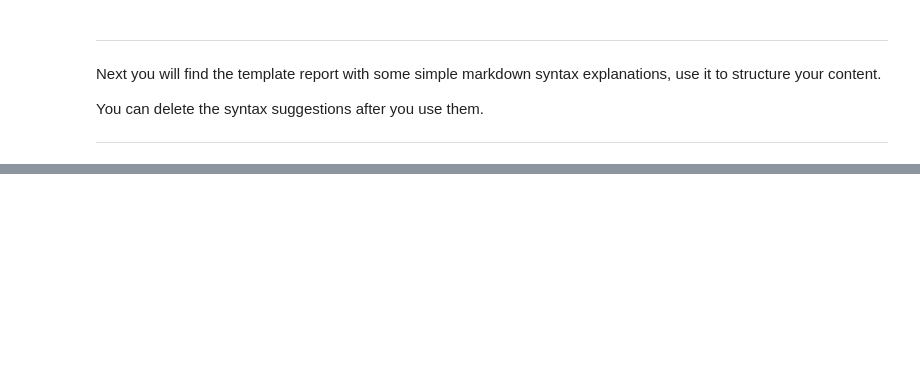
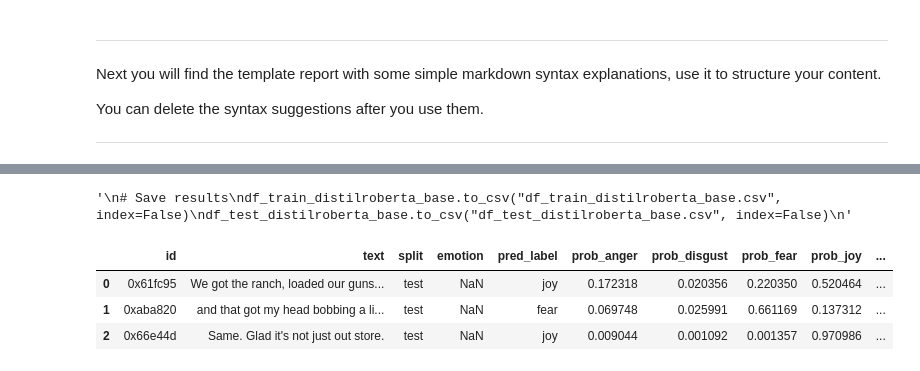
Before and after one commit to huang-chen-wei/DM2025-Lab2-Exercise, a Jupyter notebook: DM2025-Lab2-Homework.ipynb, the cells around one changed output, grey strips where cells are left out. Cells and saved outputs as stored; diff of their text form; code cells hidden in the pictures; blank space fills up the shorter version.

```diff
--- a/DM2025-Lab2-Homework.ipynb
+++ b/DM2025-Lab2-Homework.ipynb
@@ -1894,0 +1215,20 @@ KeyError: 'id'
+# %%
+'''
+# Save results
+df_train_distilroberta_base.to_csv("df_train_distilroberta_base.csv", index=False)
+df_test_distilroberta_base.to_csv("df_test_distilroberta_base.csv", index=False)
+'''
+# %% [output]
+'\n# Save results\ndf_train_distilroberta_base.to_csv("df_train_distilroberta_base.csv", index=False)\ndf_test_distilroberta_base.to_csv("df_test_distilroberta_base.csv", index=False)\n'
+# %%
+# Load results
+import pandas as pd
+
+result_PATH = r"C:\Users\chenw\Class_DataMining\DM2025Labs\DM2025-Lab2-Exercise\results\task-emotion-recognition"
+df_test_distilroberta_base = pd.read_csv(f"{result_PATH}/df_test_distilroberta_base.csv")
+df_test_distilroberta_base.head(3)
+# %% [output]
+|  | id | text | split | emotion | pred_label | prob_anger | prob_disgust | prob_fear | prob_joy | ... |
+| 0 | 0x61fc95 | We got the ranch, loaded our guns... | test | NaN | joy | 0.172318 | 0.020356 | 0.220350 | 0.520464 | ... |
+| 1 | 0xaba820 | and that got my head bobbing a li... | test | NaN | fear | 0.069748 | 0.025991 | 0.661169 | 0.137312 | ... |
+| 2 | 0x66e44d | Same. Glad it's not just out store. | test | NaN | joy | 0.009044 | 0.001092 | 0.001357 | 0.970986 | ... |
```
Also changed, not shown: parts of 122 cells of this notebook, 7 other files.
